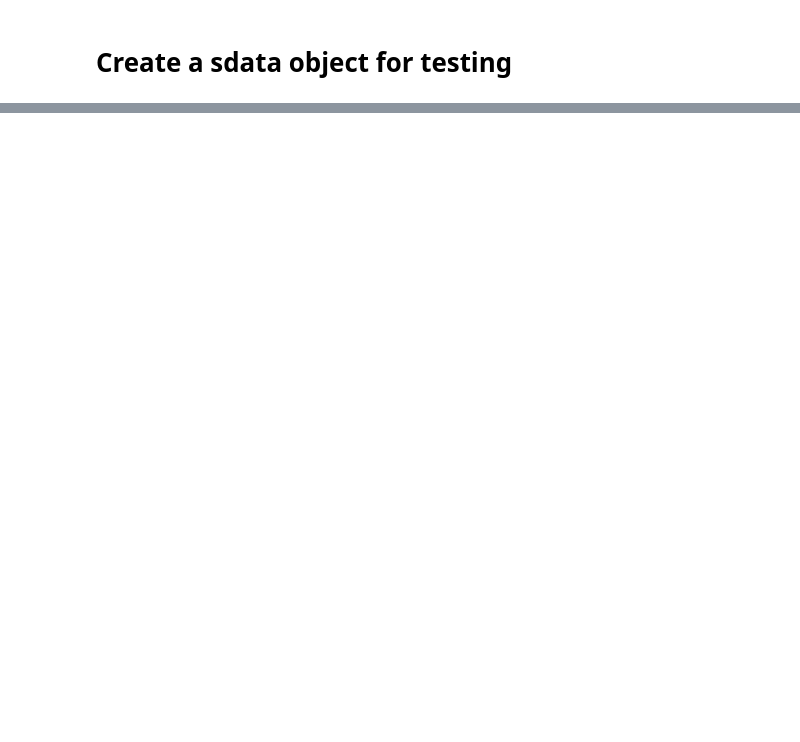
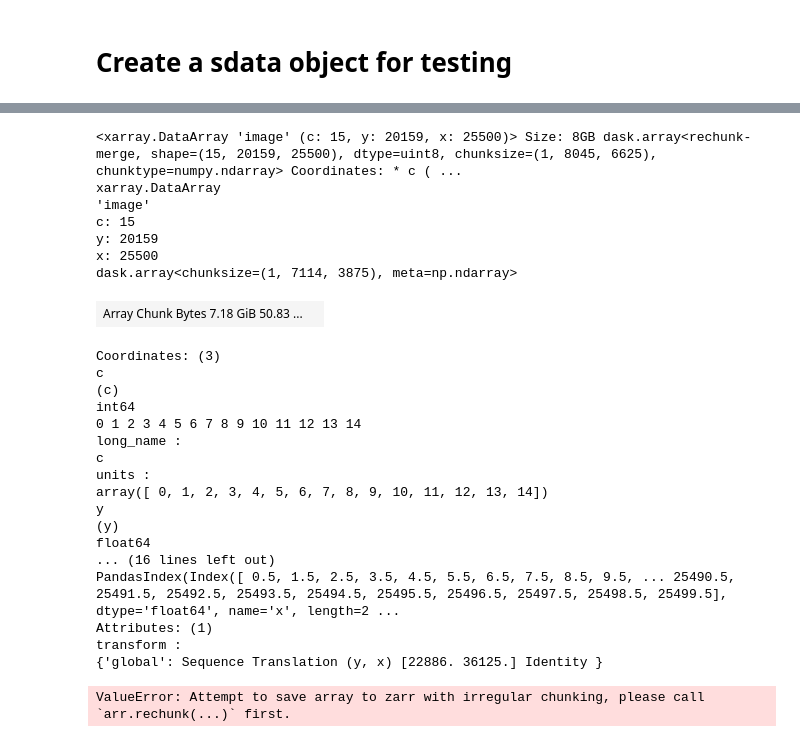
Before and after one commit to CosciaLab/openDVP, a Jupyter notebook: jupyternotebooks/5_Create_SpatialData.ipynb, the cells around one changed output, grey strips where cells are left out. Drawn from its saved outputs; the diff is of its cells as text; code cells hidden in the pictures; blank space fills up the shorter version.

Commit message:
sdata created, bug with subset

```diff
--- a/jupyternotebooks/5_Create_SpatialData.ipynb
+++ b/jupyternotebooks/5_Create_SpatialData.ipynb
@@ -32,0 +30,6 @@ INFO     no axes information specified in the object, setting `dims` to: ('y', '
+# %%
+#parse image
+image = dask_image.imread.imread(path_to_mIF)
+image = image.rechunk(chunks=(1, 5000, 5000))
+parsed_image = spatialdata.models.Image2DModel.parse(image)
+sdata['image'] = parsed_image
@@ -32,0 +38,7 @@ INFO     no axes information specified in the object, setting `dims` to: ('y', '
+# %%
+#parse mask
+mask = dask_image.imread.imread(path_to_mask)
+mask = da.squeeze(mask)
+assert mask.ndim == 2
+mask = mask.rechunk(chunks=(5000, 5000))
+sdata['mask'] = spatialdata.models.Labels2DModel.parse(mask)
@@ -74,0 +113,10 @@ sdata['proteomics'].var.sort_index(inplace=True) #much easier to find a gene lik
+# %%
+# create subset of the spatialdata object
+sdata_subset = spatialdata.bounding_box_query(
+    sdata,
+    axes = ["y", "x"],
+    min_coordinate = [22886, 36125],
+    max_coordinate = [43045, 61625],
+    target_coordinate_system = "global",
+    filter_table = False,
+)
@@ -82,0 +149,33 @@ interactive.run()
+# %%
+sdata_subset['image']
+# %% [output]
+<xarray.DataArray 'image' (c: 15, y: 20159, x: 25500)> Size: 8GB dask.array<rechunk-merge, shape=(15, 20159, 25500), dtype=uint8, chunksize=(1, 8045, 6625), chunktype=numpy.ndarray> Coordinates: * c ( ...
+xarray.DataArray
+'image'
+c: 15
+y: 20159
+x: 25500
+dask.array<chunksize=(1, 7114, 3875), meta=np.ndarray>
+| Array Chunk Bytes 7.18 GiB 50.83 ... |  |
+Coordinates: (3)
+c
+(c)
+int64
+0 1 2 3 4 5 6 7 8 9 10 11 12 13 14
+long_name :
+c
+units :
+array([ 0, 1, 2, 3, 4, 5, 6, 7, 8, 9, 10, 11, 12, 13, 14])
+y
+(y)
+float64
+... (16 lines left out)
+PandasIndex(Index([ 0.5, 1.5, 2.5, 3.5, 4.5, 5.5, 6.5, 7.5, 8.5, 9.5, ... 25490.5, 25491.5, 25492.5, 25493.5, 25494.5, 25495.5, 25496.5, 25497.5, 25498.5, 25499.5], dtype='float64', name='x', length=2 ...
+Attributes: (1)
+transform :
+{'global': Sequence Translation (y, x) [22886. 36125.] Identity }
+# %%
+datetime = time.strftime("%Y%m%d_%H%M")
+sdata_subset.write(f"../data/sdata/{datetime}_sdata_subset.zarr")
+# %% [output]
+ValueError: Attempt to save array to zarr with irregular chunking, please call `arr.rechunk(...)` first.
```
Also changed, not shown: parts of 15 cells of this notebook, 1 other file.
